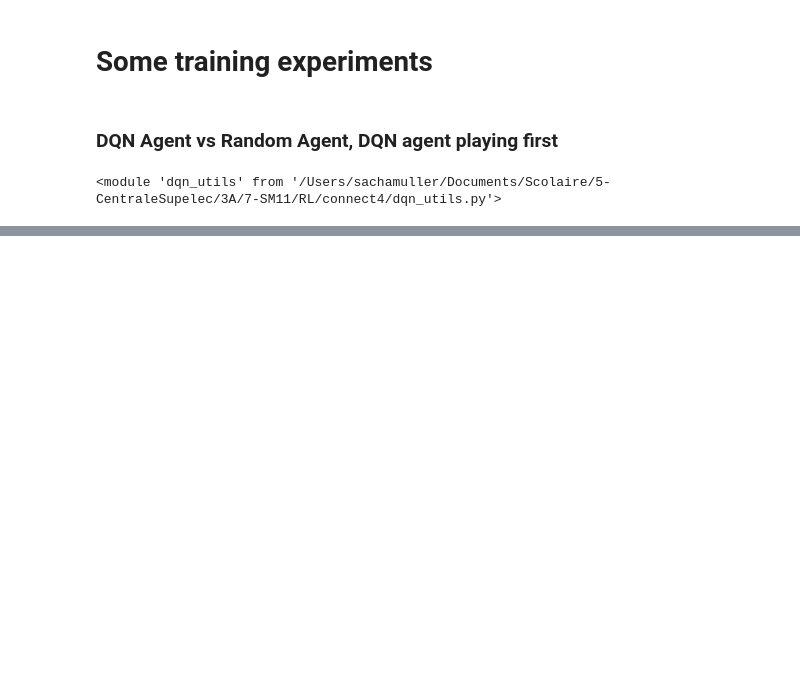
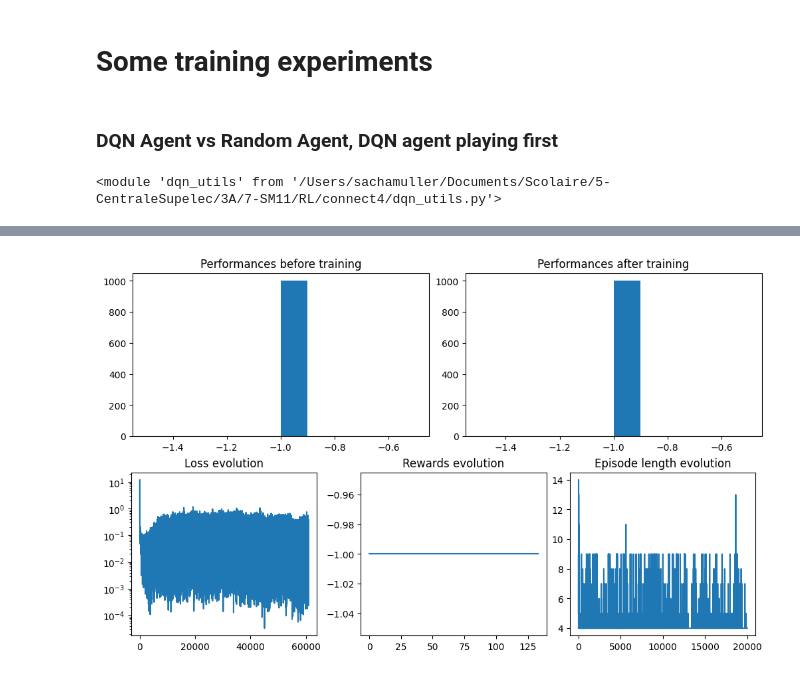
Before and after one commit to sachamuller/connect4, a Jupyter notebook: train_deep_q_learning.ipynb, the cells around one changed output, grey strips where cells are left out. Saved outputs shown, nothing was run; the diff lists cells and outputs as text; code cells hidden in the pictures; blank space fills up the shorter version.

```diff
--- a/train_deep_q_learning.ipynb
+++ b/train_deep_q_learning.ipynb
@@ -258,0 +282,46 @@ Player 1: Random Agent won
+# %%
+gamma = 0.99
+batch_size = 128
+buffer_capacity = 10_000
+update_target_every = 32
+
+epsilon_start = 0.9
+decrease_epsilon_factor = 10
+epsilon_min = 0.05
+
+learning_rate = 1e-1
+
+DQN_agent = dqn_utils.DQN_Skeleton(
+        action_space_size=7, # number of columns
+        observation_space_size = 6*7,  # nb_rows, nb_columns
+        gamma=gamma,
+        batch_size=batch_size,
+        buffer_capacity=buffer_capacity,
+        update_target_every=update_target_every,
+        epsilon_start=epsilon_start,
+        decrease_epsilon_factor=decrease_epsilon_factor,
+        epsilon_min=epsilon_min,
+        learning_rate=learning_rate,
+        env=env,
+    )
+
+left_agent = dqn_utils.PlayLeftmostLegal()
+
+first_player=False
+
+losses = []
+all_rewards = []
+episodes_length = []
+# %%
+eval_before_training = eval_against_policy(env, DQN_agent, left_agent, n_episodes=1000, first_player=first_player)
+# %%
+current_losses, current_all_rewards, current_episodes_length = train_player_0(env, DQN_agent, left_agent, 10000, first_player=first_player)
+losses += current_losses
+all_rewards += current_all_rewards
+episodes_length += current_episodes_length
+# %%
+eval_after_training = eval_against_policy(env, DQN_agent, left_agent, n_episodes=1000, first_player=first_player)
+# %%
+training_dashboard(eval_before_training, eval_after_training, losses, all_rewards, episodes_length)
+# %% [output]
+[figure, added]
```
Also changed, not shown: parts of 11 cells of this notebook, 1 other file.
